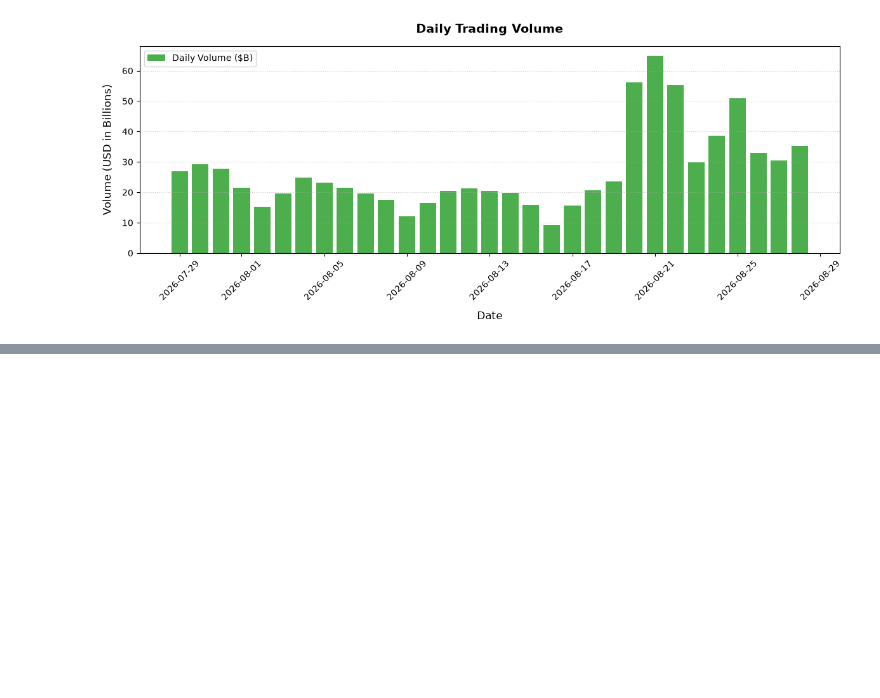
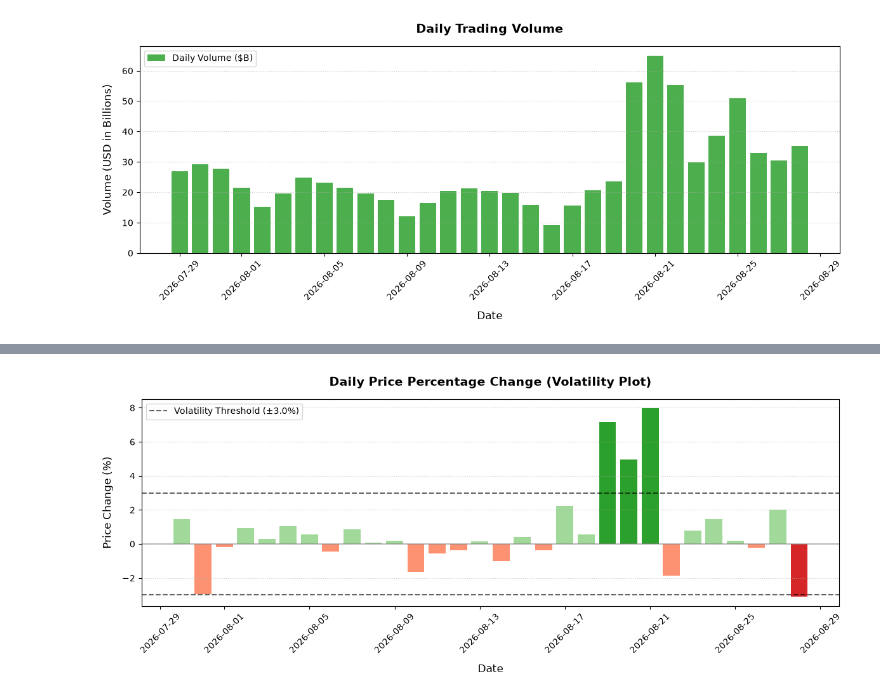
Before and after one commit to AARodgers/coding_notes, a Jupyter notebook: jupyter_backup/Jupyter_Backup/week4_homework.ipynb, the cells around one changed output, grey strips where cells are left out. Drawn from its saved outputs; the diff is of its cells as text; code cells hidden in the pictures; blank space fills up the shorter version.

Commit message:
Calculate most volatile day

```diff
--- a/jupyter_backup/Jupyter_Backup/week4_homework.ipynb
+++ b/jupyter_backup/Jupyter_Backup/week4_homework.ipynb
@@ -263,3 +263,11 @@ plt.tight_layout()
 plt.show()
 # %% [output]
 [figure]
+# %%
+# Calculate daily percentage change in price
+
+# Calculate daily percentage change
+daily_df["price_pct_change"] = daily_df["price"].pct_change() * 100
+
+# Display the updated DataFrame
+print(daily_df.head())
@@ -265,0 +281,68 @@ plt.show()
+# %%
+# Chart daily percentage of price changes use heat map to show volatile days
+# Color Coding: Days exceeding your defined volatility threshold (e.g., $\ge +3\%$ or $\le -3\%$) are rendered in bold green or red,
+# while normal days stay muted.
+# Dashed Threshold Lines: Dashed horizontal lines highlight high-volatility events instantly.
+# Zero Baseline: A neutral reference line splits gains from losses.
+
+
+import matplotlib.pyplot as plt
+import numpy as np
+import pandas as pd
+
+# 1. Ensure dates are formatted and data is sorted
+daily_df["date"] = pd.to_datetime(daily_df["date"])
+daily_df = daily_df.sort_values("date")
+
+# 2. Define a volatility threshold (e.g., +/- 3% move)
+threshold = 3.0
+
+# 3. Assign color intensity based on gain/loss and threshold breaches
+colors = []
+for change in daily_df["price_pct_change"]:
+    if change >= threshold:
+        colors.append("#2ca02c")  # High Volatility Green
+    elif change <= -threshold:
+        colors.append("#d62728")  # High Volatility Red
+    elif change > 0:
+        colors.append("#a1d99b")  # Normal Green
+    else:
+        colors.append("#fc9272")  # Normal Red
+
+# 4. Create Figure
+plt.figure(figsize=(12, 5))
+plt.bar(
+    daily_df["date"],
+    daily_df["price_pct_change"],
+    color=colors,
+    width=0.8,
+)
+
+# 5. Add horizontal threshold reference lines
+plt.axhline(
+    threshold,
+    color="black",
+    linestyle="--",
+    alpha=0.6,
+    label=f"Volatility Threshold (±{threshold}%)",
+)
+plt.axhline(-threshold, color="black", linestyle="--", alpha=0.6)
+plt.axhline(0, color="gray", linestyle="-", alpha=0.5)
+
+# Formatting
+plt.title(
+    "Daily Price Percentage Change (Volatility Plot)",
+    fontsize=14,
+    fontweight="bold",
+    pad=15,
+)
+plt.xlabel("Date", fontsize=12, labelpad=10)
+plt.ylabel("Price Change (%)", fontsize=12, labelpad=10)
+plt.grid(True, axis="y", linestyle=":", alpha=0.6)
+plt.xticks(rotation=45)
+plt.legend(loc="upper left", frameon=True)
+plt.tight_layout()
+
+plt.show()
+# %% [output]
+[figure, added]
```
Also changed, not shown: parts of 1 cell of this notebook.
